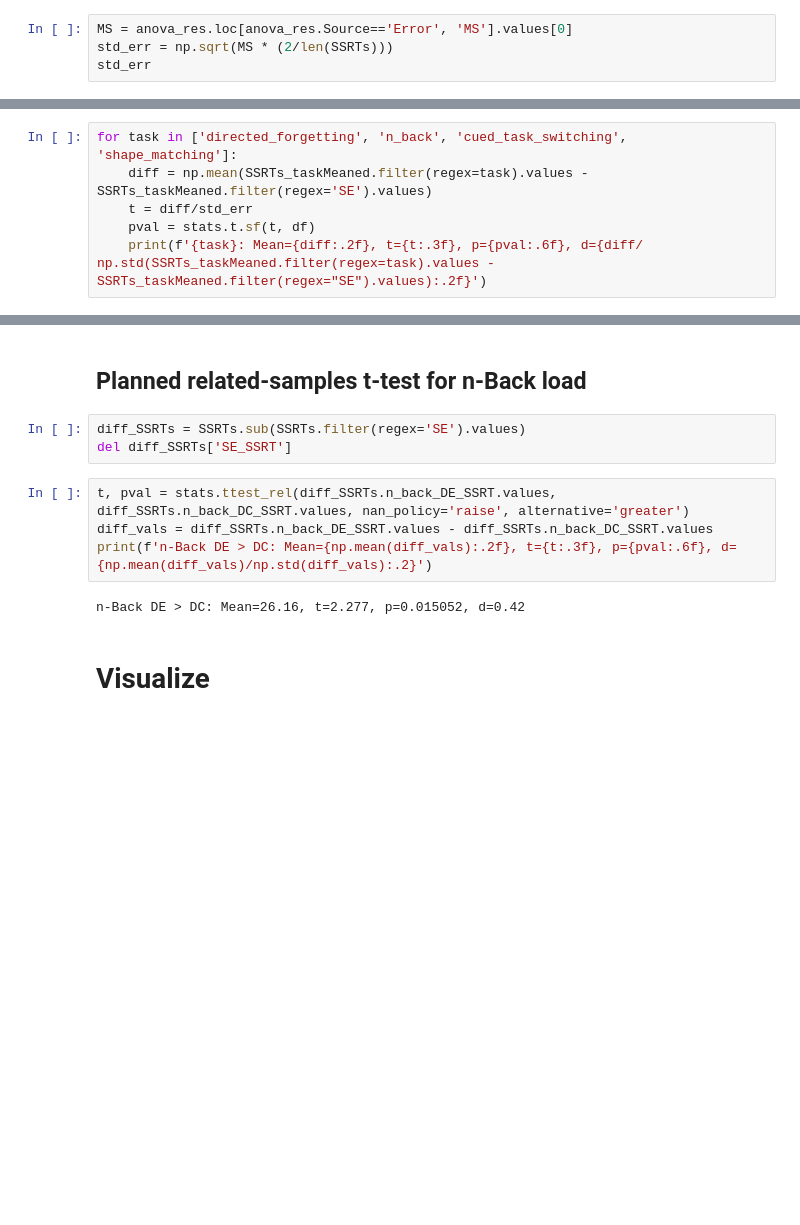
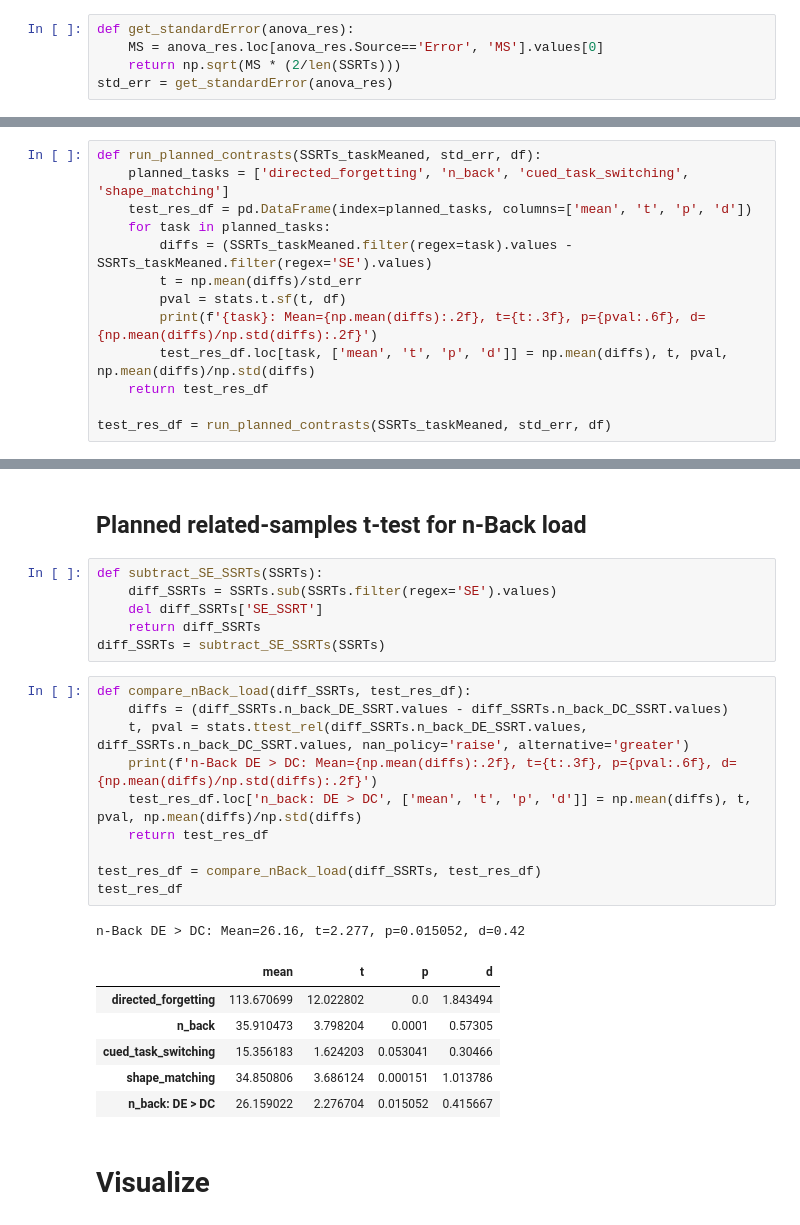
Before and after one commit to henrymj/mturk_dualStop_analysis, a Jupyter notebook: analysis-validation_dataset-validation.ipynb, the cells around one changed output, grey strips where cells are left out. Drawn from its saved outputs; the diff is of its cells as text; blank space fills up the shorter version.

```diff
--- a/analysis-validation_dataset-validation.ipynb
+++ b/analysis-validation_dataset-validation.ipynb
@@ -225,4 +238,5 @@ df = anova_res.loc[anova_res.Source=='Error', 'DF'].values[0]
 # %%
-MS = anova_res.loc[anova_res.Source=='Error', 'MS'].values[0]
-std_err = np.sqrt(MS * (2/len(SSRTs)))
-std_err
+def get_standardError(anova_res):
+    MS = anova_res.loc[anova_res.Source=='Error', 'MS'].values[0]
+    return np.sqrt(MS * (2/len(SSRTs)))
+std_err = get_standardError(anova_res)
@@ -231,9 +243,16 @@ std_err
 # %%
-for task in ['directed_forgetting', 'n_back', 'cued_task_switching', 'shape_matching']:
-    diff = np.mean(SSRTs_taskMeaned.filter(regex=task).values - SSRTs_taskMeaned.filter(regex='SE').values)
-    t = diff/std_err
-    pval = stats.t.sf(t, df)
-    print(f'{task}: Mean={diff:.2f}, t={t:.3f}, p={pval:.6f}, d={diff/ np.std(SSRTs_taskMeaned.filter(regex=task).values - SSRTs_taskMeaned.filter(regex="SE").values):.2f}')
+def run_planned_contrasts(SSRTs_taskMeaned, std_err, df):
+    planned_tasks = ['directed_forgetting', 'n_back', 'cued_task_switching', 'shape_matching']
+    test_res_df = pd.DataFrame(index=planned_tasks, columns=['mean', 't', 'p', 'd'])
+    for task in planned_tasks:
+        diffs = (SSRTs_taskMeaned.filter(regex=task).values - SSRTs_taskMeaned.filter(regex='SE').values)
+        t = np.mean(diffs)/std_err
+        pval = stats.t.sf(t, df)
+        print(f'{task}: Mean={np.mean(diffs):.2f}, t={t:.3f}, p={pval:.6f}, d={np.mean(diffs)/np.std(diffs):.2f}')
+        test_res_df.loc[task, ['mean', 't', 'p', 'd']] = np.mean(diffs), t, pval, np.mean(diffs)/np.std(diffs)
+    return test_res_df
+
+test_res_df = run_planned_contrasts(SSRTs_taskMeaned, std_err, df)
 # %% [output]
 directed_forgetting: Mean=113.67, t=12.023, p=0.000000, d=1.84
 n_back: Mean=35.91, t=3.798, p=0.000100, d=0.57
@@ -242,14 +261,29 @@ shape_matching: Mean=34.85, t=3.686, p=0.000151, d=1.01
 # %% [markdown]
 ## Planned related-samples t-test for n-Back load
 # %%
-diff_SSRTs = SSRTs.sub(SSRTs.filter(regex='SE').values)
-del diff_SSRTs['SE_SSRT']
+def subtract_SE_SSRTs(SSRTs):
+    diff_SSRTs = SSRTs.sub(SSRTs.filter(regex='SE').values)
+    del diff_SSRTs['SE_SSRT']
+    return diff_SSRTs
+diff_SSRTs = subtract_SE_SSRTs(SSRTs)
 # %%
-t, pval = stats.ttest_rel(diff_SSRTs.n_back_DE_SSRT.values, diff_SSRTs.n_back_DC_SSRT.values, nan_policy='raise', alternative='greater')
-diff_vals = diff_SSRTs.n_back_DE_SSRT.values - diff_SSRTs.n_back_DC_SSRT.values
-print(f'n-Back DE > DC: Mean={np.mean(diff_vals):.2f}, t={t:.3f}, p={pval:.6f}, d={np.mean(diff_vals)/np.std(diff_vals):.2}')
+def compare_nBack_load(diff_SSRTs, test_res_df):
+    diffs = (diff_SSRTs.n_back_DE_SSRT.values - diff_SSRTs.n_back_DC_SSRT.values)
+    t, pval = stats.ttest_rel(diff_SSRTs.n_back_DE_SSRT.values, diff_SSRTs.n_back_DC_SSRT.values, nan_policy='raise', alternative='greater')
+    print(f'n-Back DE > DC: Mean={np.mean(diffs):.2f}, t={t:.3f}, p={pval:.6f}, d={np.mean(diffs)/np.std(diffs):.2f}')
+    test_res_df.loc['n_back: DE > DC', ['mean', 't', 'p', 'd']] = np.mean(diffs), t, pval, np.mean(diffs)/np.std(diffs)
+    return test_res_df
+
+test_res_df = compare_nBack_load(diff_SSRTs, test_res_df)
+test_res_df
 # %% [output]
 n-Back DE > DC: Mean=26.16, t=2.277, p=0.015052, d=0.42
+|  | mean | t | p | d |
+| directed_forgetting | 113.670699 | 12.022802 | 0.0 | 1.843494 |
+| n_back | 35.910473 | 3.798204 | 0.0001 | 0.57305 |
+| cued_task_switching | 15.356183 | 1.624203 | 0.053041 | 0.30466 |
+| shape_matching | 34.850806 | 3.686124 | 0.000151 | 1.013786 |
+| n_back: DE > DC | 26.159022 | 2.276704 | 0.015052 | 0.415667 |
 # %% [markdown]
 # Visualize
 # %%
```
Also changed, not shown: parts of 14 cells of this notebook, 13 other files.
